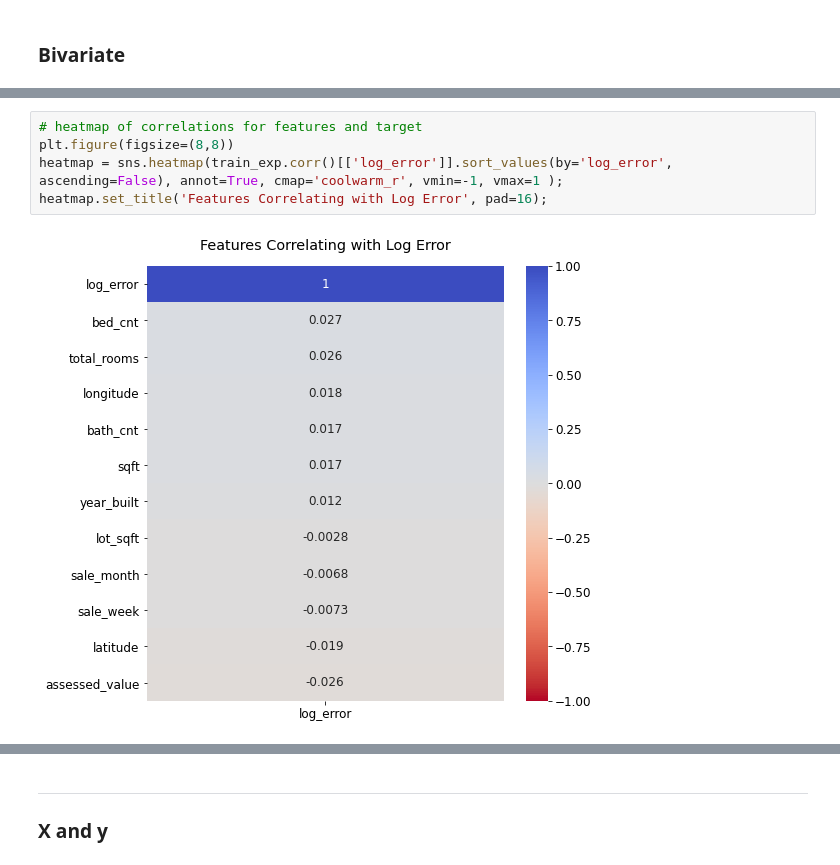
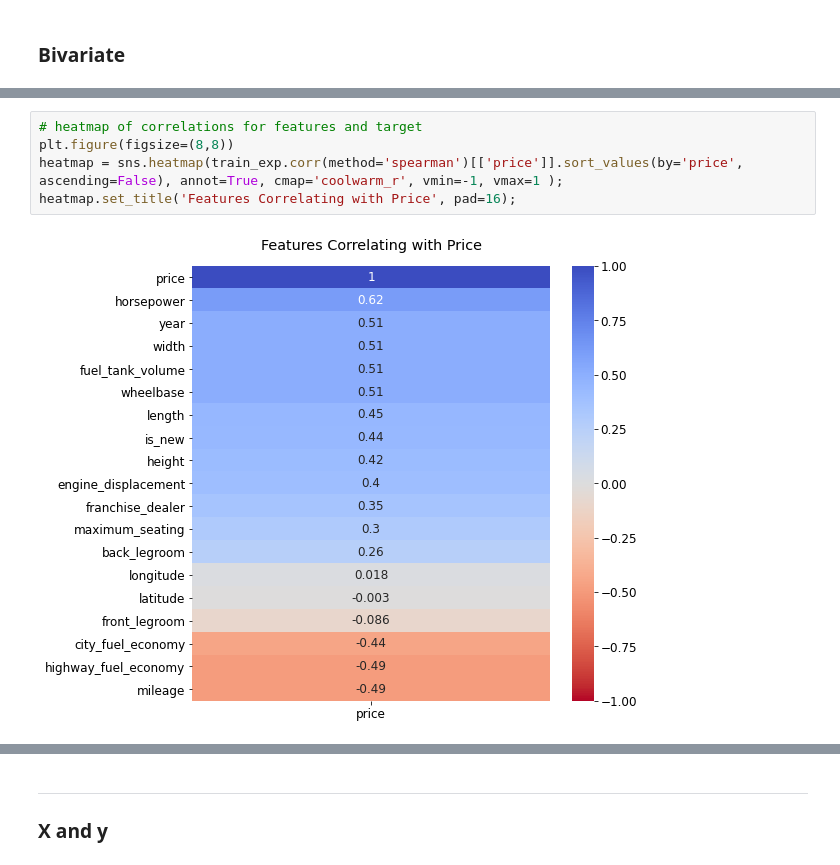
Before and after one commit to adam-talbot/used-cars-regression, a Jupyter notebook: final_notebook.ipynb, the cells around one changed output, grey strips where cells are left out. Cells and saved outputs as stored; diff of their text form.

```diff
--- a/final_notebook.ipynb
+++ b/final_notebook.ipynb
@@ -307,7 +305,7 @@ for i, c in enumerate(train_exp.select_dtypes('number').columns):
 # %%
 # heatmap of correlations for features and target
 plt.figure(figsize=(8,8))
-heatmap = sns.heatmap(train_exp.corr()[['log_error']].sort_values(by='log_error', ascending=False), annot=True, cmap='coolwarm_r', vmin=-1, vmax=1 );
-heatmap.set_title('Features Correlating with Log Error', pad=16);
+heatmap = sns.heatmap(train_exp.corr(method='spearman')[['price']].sort_values(by='price', ascending=False), annot=True, cmap='coolwarm_r', vmin=-1, vmax=1 );
+heatmap.set_title('Features Correlating with Price', pad=16);
 # %% [output]
-[figure, old version]
+[figure, new version]
```
Also changed, not shown: parts of 96 cells of this notebook.
